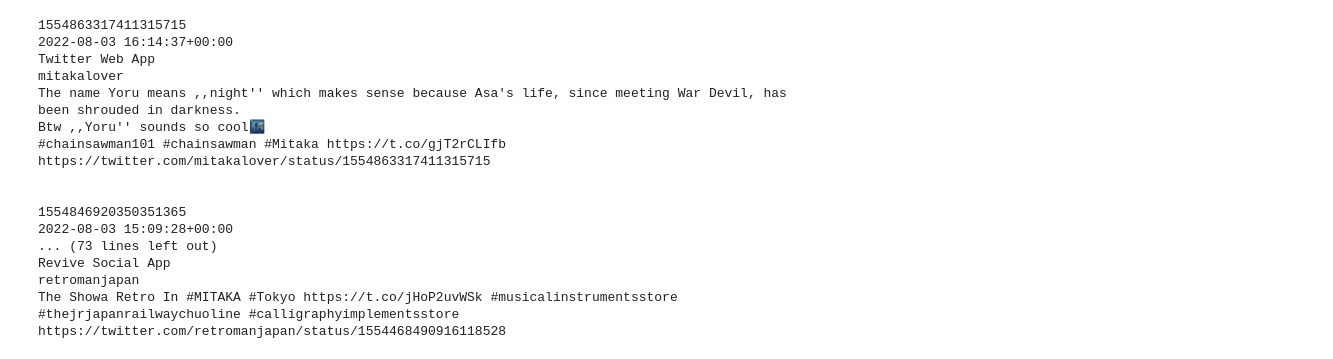
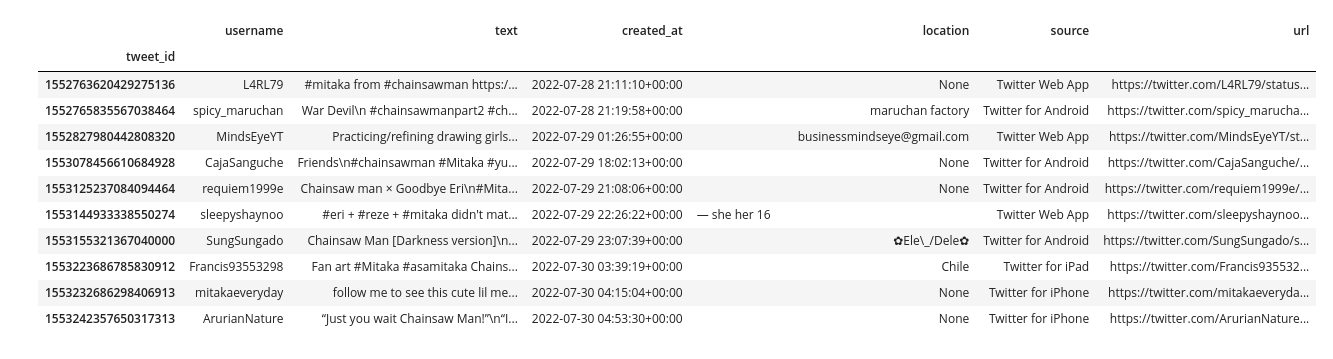
Before and after one commit to leelina024/tw_mitaka, a Jupyter notebook: main.ipynb, the cells around one changed output. Saved outputs shown, nothing was run; the diff lists cells and outputs as text; code cells hidden in the pictures.

```diff
--- a/main.ipynb
+++ b/main.ipynb
@@ -15,40 +21,45 @@ bearer = ''
 auth = tweepy.OAuthHandler(API_KEY, API_SECRET)
 auth.set_access_token(ACCESS_KEY, ACCESS_SECRET)
 client = tweepy.Client(bearer_token = bearer)
+# %%
+# Query word mitaka & #mitaka
+query1 = 'mitaka #mitaka -is:retweet -is:quote -is:reply -from:retromanjapan lang:en'
+tweets1 = client.search_recent_tweets(query=query1, max_results = 25,
+                                    user_fields = ['username', 'location'],
+                                    tweet_fields=['created_at', 'source'],
+                                    expansions = ['author_id'])
 # %%
-query1 = 'mitaka #mitaka -is:retweet -is:quote -is:reply lang:en'
-tweets1 = client.search_recent_tweets(query=query1, max_results = 10,
-                                    user_fields = ['username'],
-                                    tweet_fields=['created_at', 'source'],
-                                    expansions = ['author_id'])
-
+# Putting into dataframe
 tw_users1 = {tw_user['id']: tw_user for tw_user in tweets1.includes['users']}
+mitaka_df = pd.DataFrame()
 
 for tweet in tweets1.data:
     if tw_users1[tweet.author_id]:
         tw_user = tw_users1[tweet.author_id]
-    print(tweet.id)
-    print(tweet.created_at)
-    print(tweet.source)
-    print(tw_user.username)
-    print(tweet.text)
-    print("https://twitter.com/"+str(tw_user.username)+"/status/"+str(tweet.id))
-    print("\n")
+    temp_dict = {
+        'tweet_id': [tweet.id],
+        'username': [tw_user.username],
+        'text': [tweet.text],
+        'created_at': [tweet.created_at],
+        'location': [tw_user.location],
+        'source': [tweet.source],
+        'url': ["https://twitter.com/"+str(tw_user.username)+"/status/"+str(tweet.id)]
+    }
+    temp_df = pd.DataFrame(temp_dict)
+    mitaka_df = pd.concat([temp_df, mitaka_df])
+
+mitaka_df = mitaka_df.set_index('tweet_id')
+mitaka_df.head(10)
 # %% [output]
-1554863317411315715
-2022-08-03 16:14:37+00:00
-Twitter Web App
-mitakalover
-The name Yoru means ,,night'' which makes sense because Asa's life, since meeting War Devil, has been shrouded in darkness.
-Btw ,,Yoru'' sounds so cool🌃
-#chainsawman101 #chainsawman #Mitaka https://t.co/gjT2rCLIfb
-https://twitter.com/mitakalover/status/1554863317411315715
-
-
-1554846920350351365
-2022-08-03 15:09:28+00:00
-... (73 lines left out)
-Revive Social App
-retromanjapan
-The Showa Retro In #MITAKA #Tokyo https://t.co/jHoP2uvWSk #musicalinstrumentsstore #thejrjapanrailwaychuoline #calligraphyimplementsstore
-https://twitter.com/retromanjapan/status/1554468490916118528
+|  | username | text | created_at | location | source | url |
+| tweet_id |  |  |  |  |  |  |
+| 1552763620429275136 | L4RL79 | #mitaka from #chainsawman https:/... | 2022-07-28 21:11:10+00:00 | None | Twitter Web App | https://twitter.com/L4RL79/status... |
+| 1552765835567038464 | spicy_maruchan | War Devil\n #chainsawmanpart2 #ch... | 2022-07-28 21:19:58+00:00 | maruchan factory | Twitter for Android | https://twitter.com/spicy_marucha... |
+| 1552827980442808320 | MindsEyeYT | Practicing/refining drawing girls... | 2022-07-29 01:26:55+00:00 | businessmindseye@gmail.com | Twitter Web App | https://twitter.com/MindsEyeYT/st... |
+| 1553078456610684928 | CajaSanguche | Friends\n#chainsawman #Mitaka #yu... | 2022-07-29 18:02:13+00:00 | None | Twitter for Android | https://twitter.com/CajaSanguche/... |
+| 1553125237084094464 | requiem1999e | Chainsaw man × Goodbye Eri\n#Mita... | 2022-07-29 21:08:06+00:00 | None | Twitter for Android | https://twitter.com/requiem1999e/... |
+| 1553144933338550274 | sleepyshaynoo | #eri + #reze + #mitaka didn't mat... | 2022-07-29 22:26:22+00:00 | — she her 16ㅤㅤㅤㅤㅤㅤㅤㅤㅤㅤㅤㅤㅤㅤㅤㅤㅤㅤ | Twitter Web App | https://twitter.com/sleepyshaynoo... |
+| 1553155321367040000 | SungSungado | Chainsaw Man [Darkness version]\n... | 2022-07-29 23:07:39+00:00 | ✿Ele\_/Dele✿ | Twitter for Android | https://twitter.com/SungSungado/s... |
+| 1553223686785830912 | Francis93553298 | Fan art #Mitaka #asamitaka Chains... | 2022-07-30 03:39:19+00:00 | Chile | Twitter for iPad | https://twitter.com/Francis935532... |
+| 1553232686298406913 | mitakaeveryday | follow me to see this cute lil me... | 2022-07-30 04:15:04+00:00 | None | Twitter for iPhone | https://twitter.com/mitakaeveryda... |
+| 1553242357650317313 | ArurianNature | “Just you wait Chainsaw Man!”\n“I... | 2022-07-30 04:53:30+00:00 | None | Twitter for iPhone | https://twitter.com/ArurianNature... |
```
Also changed, not shown: parts of 8 cells of this notebook.
